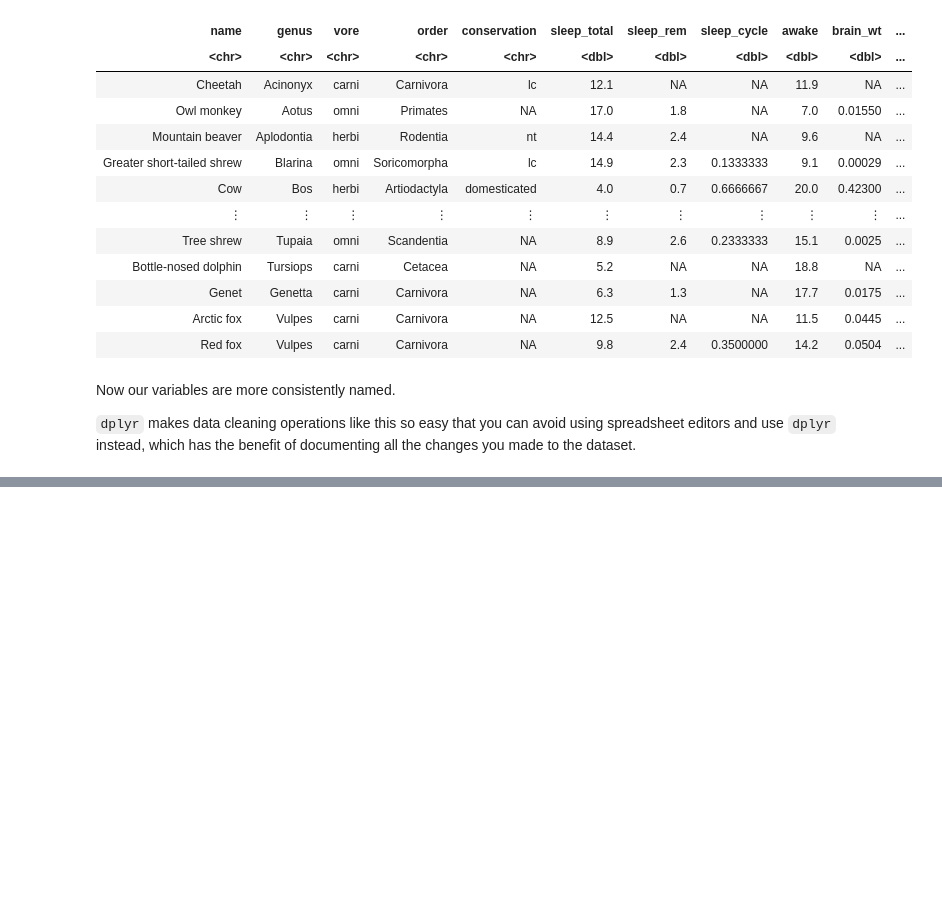
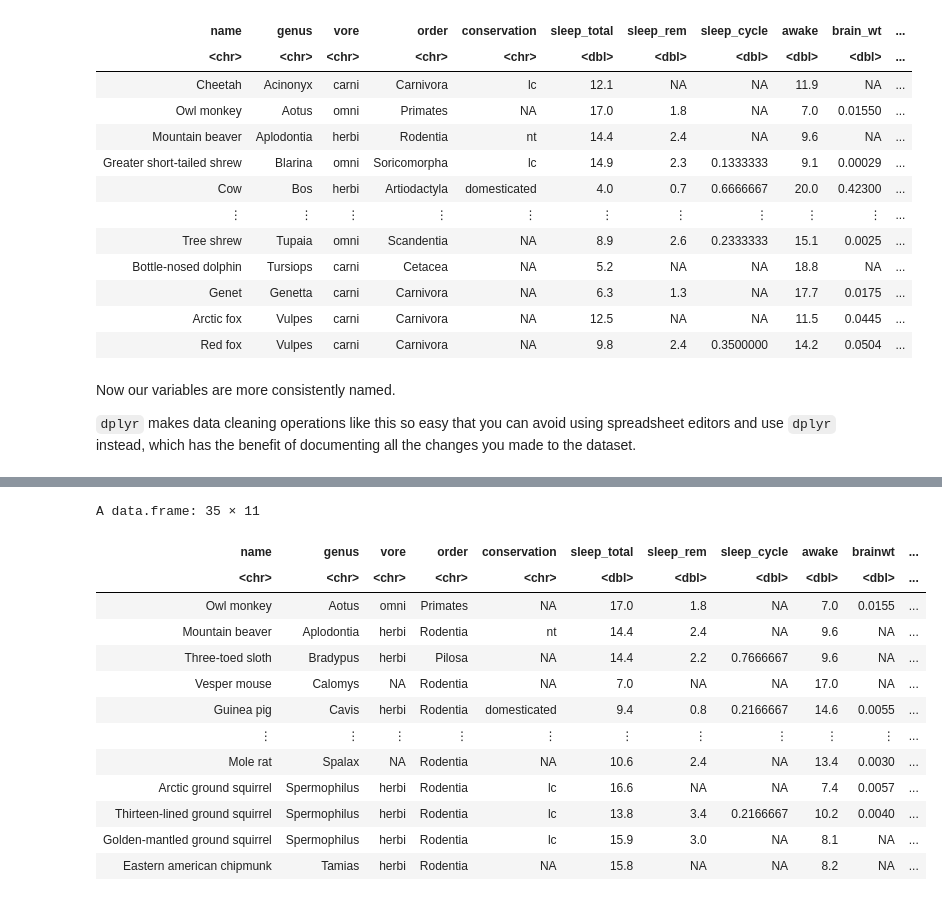
Before and after one commit to memphis-iis/datawhys-content-dplyr, a Jupyter notebook: 2022-04-03-dplyr-intro.ipynb, the cells around one changed output, grey strips where cells are left out. Drawn from its saved outputs; the diff is of its cells as text; code cells hidden in the pictures; blank space fills up the shorter version.

```diff
--- a/2022-04-03-dplyr-intro.ipynb
+++ b/2022-04-03-dplyr-intro.ipynb
@@ -595,0 +708,20 @@ Now our variables are more consistently named.
+# %%
+dataframe %>%
+    dplyr::filter(order %in% c('Primates','Rodentia','Pilosa'))
+
+#<xml xmlns="https://developers.google.com/blockly/xml"><variables><variable id="2I^#QKS}l(%A?oTt{Toh">dataframe</variable><variable id="eNrJ9[?:!)MH8@C/C@}4">dplyr</variable></variables><block type="pipe_R" id="yOR_@t|*`X=y@O8S`N=X" x="289" y="294"><mutation items="1"></mutation><value name="INPUT"><block type="variables_get" id="(LR`5XF%-,^A9.W1E3pi"><field name="VAR" id="2I^#QKS}l(%A?oTt{Toh">dataframe</field></block></value><value name="ADD0"><block type="varDoMethod_R" id="b?JRmknb58L:3C^v+_N@"><mutation items="1"></mutation><field name="VAR" id="eNrJ9[?:!)MH8@C/C@}4">dplyr</field><field name="MEMBER">filter</field><data>dplyr:filter</data><value name="ADD0"><block type="dummyOutputCodeBlock_R" id="G8.xK2Z,pwuI9Xb}R[R5"><field name="CODE">order %in% c('Primates','Rodentia','Pilosa')</field></block></value></block></value></block></xml>
+# %% [output]
+A data.frame: 35 × 11
+| name | genus | vore | order | conservation | sleep_total | sleep_rem | sleep_cycle | awake | brainwt | ... |
+| <chr> | <chr> | <chr> | <chr> | <chr> | <dbl> | <dbl> | <dbl> | <dbl> | <dbl> | ... |
+| Owl monkey | Aotus | omni | Primates | NA | 17.0 | 1.8 | NA | 7.0 | 0.0155 | ... |
+| Mountain beaver | Aplodontia | herbi | Rodentia | nt | 14.4 | 2.4 | NA | 9.6 | NA | ... |
+| Three-toed sloth | Bradypus | herbi | Pilosa | NA | 14.4 | 2.2 | 0.7666667 | 9.6 | NA | ... |
+| Vesper mouse | Calomys | NA | Rodentia | NA | 7.0 | NA | NA | 17.0 | NA | ... |
+| Guinea pig | Cavis | herbi | Rodentia | domesticated | 9.4 | 0.8 | 0.2166667 | 14.6 | 0.0055 | ... |
+| ⋮ | ⋮ | ⋮ | ⋮ | ⋮ | ⋮ | ⋮ | ⋮ | ⋮ | ⋮ | ... |
+| Mole rat | Spalax | NA | Rodentia | NA | 10.6 | 2.4 | NA | 13.4 | 0.0030 | ... |
+| Arctic ground squirrel | Spermophilus | herbi | Rodentia | lc | 16.6 | NA | NA | 7.4 | 0.0057 | ... |
+| Thirteen-lined ground squirrel | Spermophilus | herbi | Rodentia | lc | 13.8 | 3.4 | 0.2166667 | 10.2 | 0.0040 | ... |
+| Golden-mantled ground squirrel | Spermophilus | herbi | Rodentia | lc | 15.9 | 3.0 | NA | 8.1 | NA | ... |
+| Eastern american chipmunk | Tamias | herbi | Rodentia | NA | 15.8 | NA | NA | 8.2 | NA | ... |
```
Also changed, not shown: parts of 20 cells of this notebook.
